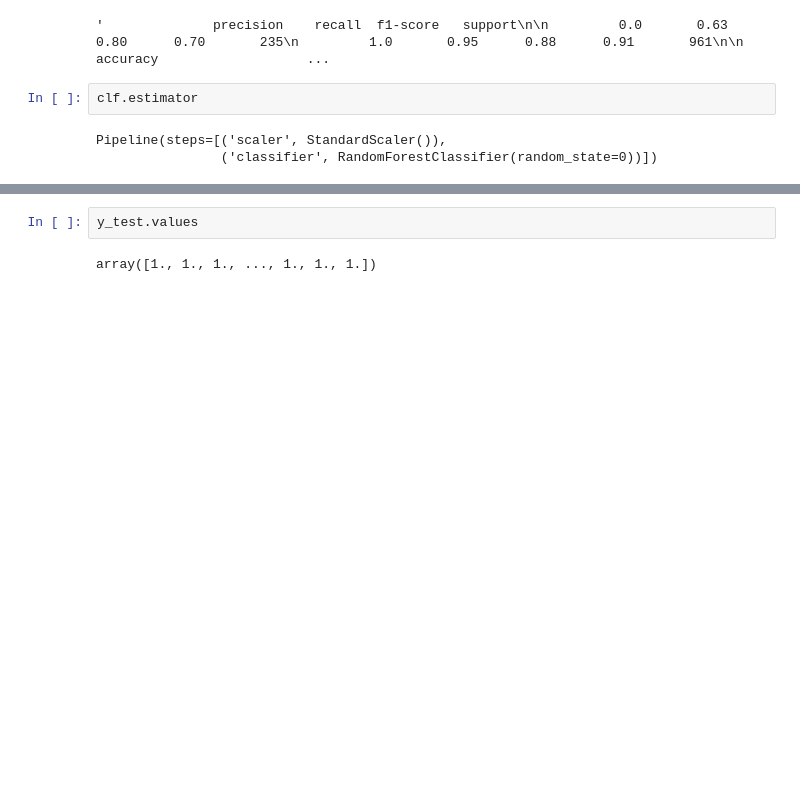
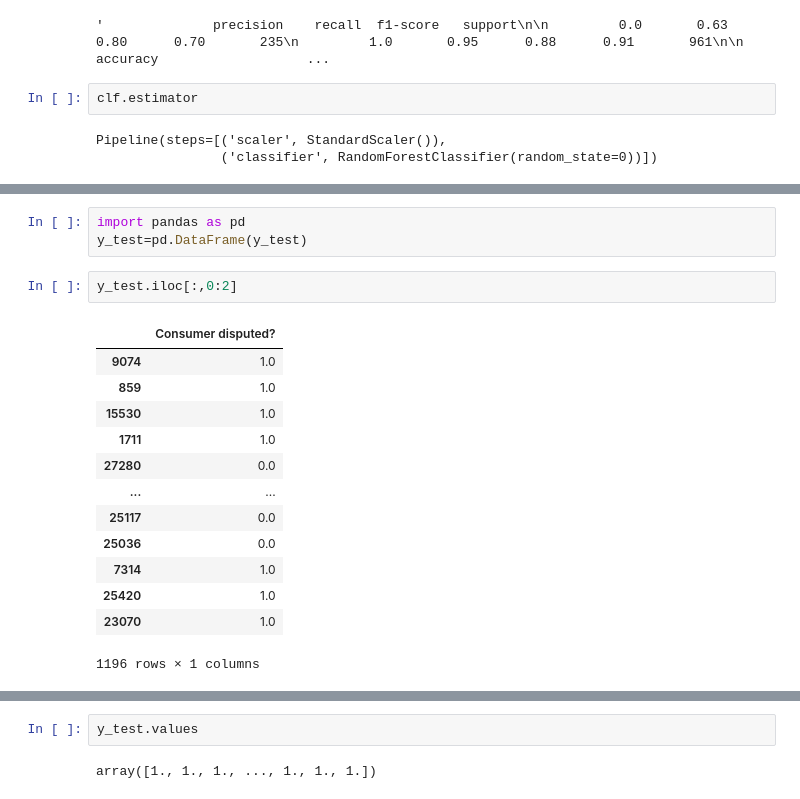
Before and after one commit to velaz589/proyecto_fiinal1, a Jupyter notebook: notebooks/03_Entrenamiento_Evaluacion.ipynb, the cells around one changed output, grey strips where cells are left out. Cells and saved outputs as stored; diff of their text form; blank space fills up the shorter version.

```diff
--- a/notebooks/03_Entrenamiento_Evaluacion.ipynb
+++ b/notebooks/03_Entrenamiento_Evaluacion.ipynb
@@ -424,0 +427,19 @@ np.float64(0.8760461344071213)
+# %%
+import pandas as pd
+y_test=pd.DataFrame(y_test)
+# %%
+y_test.iloc[:,0:2]
+# %% [output]
+|  | Consumer disputed? |
+| 9074 | 1.0 |
+| 859 | 1.0 |
+| 15530 | 1.0 |
+| 1711 | 1.0 |
+| 27280 | 0.0 |
+| ... | ... |
+| 25117 | 0.0 |
+| 25036 | 0.0 |
+| 7314 | 1.0 |
+| 25420 | 1.0 |
+| 23070 | 1.0 |
+1196 rows × 1 columns
```
Also changed, not shown: parts of 8 cells of this notebook, 2 other files.
